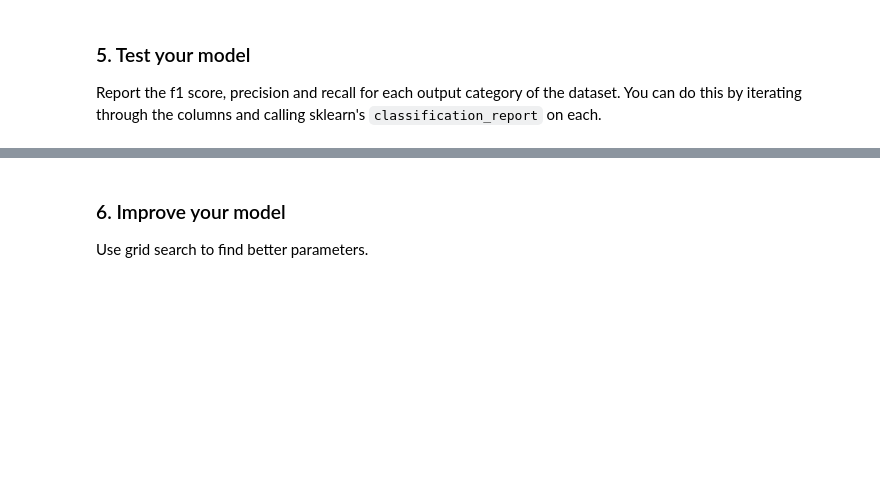
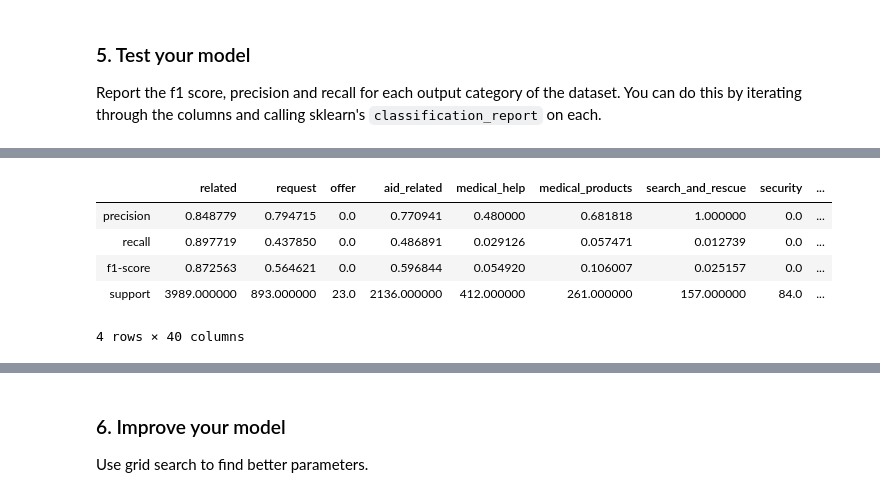
Before and after one commit to emigre459/disaster-prone-nlp, a Jupyter notebook: notebooks/ML Pipeline Preparation.ipynb, the cells around one changed output, grey strips where cells are left out. Cells and saved outputs as stored; diff of their text form; code cells hidden in the pictures; blank space fills up the shorter version.

```diff
--- a/notebooks/ML Pipeline Preparation.ipynb
+++ b/notebooks/ML Pipeline Preparation.ipynb
@@ -189,3 +214,13 @@ labels_pred = pipeline.predict(features_test)
 # %%
-pd.DataFrame.from_dict(classification_report(labels_test, labels_pred,
-                                             digits=2, output_dict=True))
+class_report = pd.DataFrame.from_dict(classification_report(labels_test, labels_pred,
+                                                            target_names=labels.columns,
+                                                            digits=2, output_dict=True))
+
+class_report
+# %% [output]
+|  | related | request | offer | aid_related | medical_help | medical_products | search_and_rescue | security | ... |
+| precision | 0.848779 | 0.794715 | 0.0 | 0.770941 | 0.480000 | 0.681818 | 1.000000 | 0.0 | ... |
+| recall | 0.897719 | 0.437850 | 0.0 | 0.486891 | 0.029126 | 0.057471 | 0.012739 | 0.0 | ... |
+| f1-score | 0.872563 | 0.564621 | 0.0 | 0.596844 | 0.054920 | 0.106007 | 0.025157 | 0.0 | ... |
+| support | 3989.000000 | 893.000000 | 23.0 | 2136.000000 | 412.000000 | 261.000000 | 157.000000 | 84.0 | ... |
+4 rows × 40 columns
```
Also changed, not shown: parts of 16 cells of this notebook, 3 other files.
